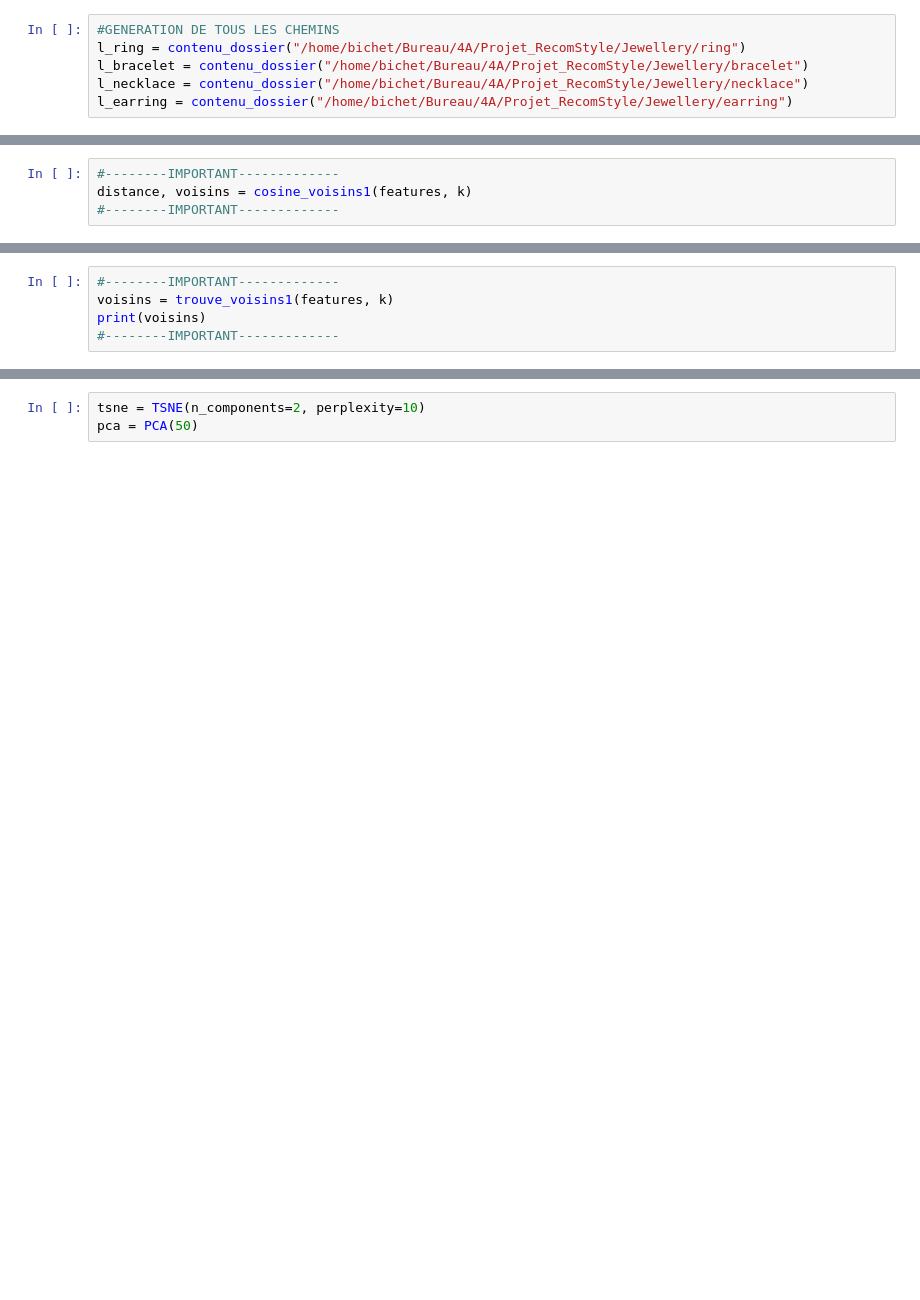
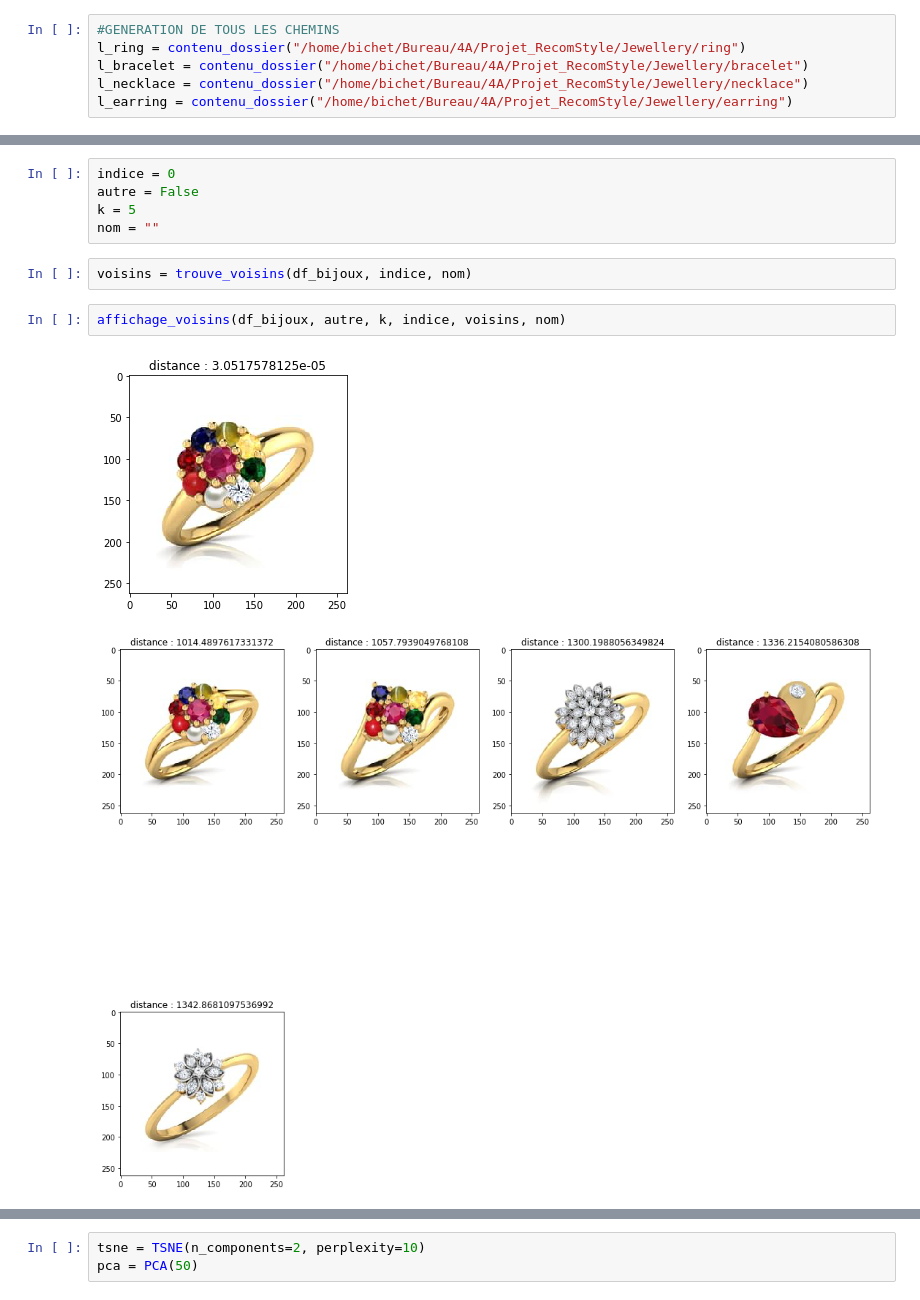
Before and after one commit to m-emmeline/Projet_RecomStyle, a Jupyter notebook: recom_style.ipynb, the cells around one changed output, grey strips where cells are left out. Drawn from its saved outputs; the diff is of its cells as text; blank space fills up the shorter version.

```diff
--- a/recom_style.ipynb
+++ b/recom_style.ipynb
@@ -515,4 +57,0 @@ features.shape
-# %%
-#--------IMPORTANT-------------
-distance, voisins = cosine_voisins1(features, k)
-#--------IMPORTANT-------------
@@ -526,5 +57,0 @@ affichage_cosine1(k, indice, autre, distance, voisins, l_chemins, nom)
-# %%
-#--------IMPORTANT-------------
-voisins = trouve_voisins1(features, k)
-print(voisins)
-#--------IMPORTANT-------------
@@ -540,0 +177,12 @@ affichage_voisins1(l_chemins, k, voisins)
+# %%
+indice = 0
+autre = False
+k = 5
+nom = ""
+# %%
+voisins = trouve_voisins(df_bijoux, indice, nom)
+# %%
+affichage_voisins(df_bijoux, autre, k, indice, voisins, nom)
+# %% [output]
+[figure, added]
+[figure, added]
```
Also changed, not shown: parts of 56 cells of this notebook.
